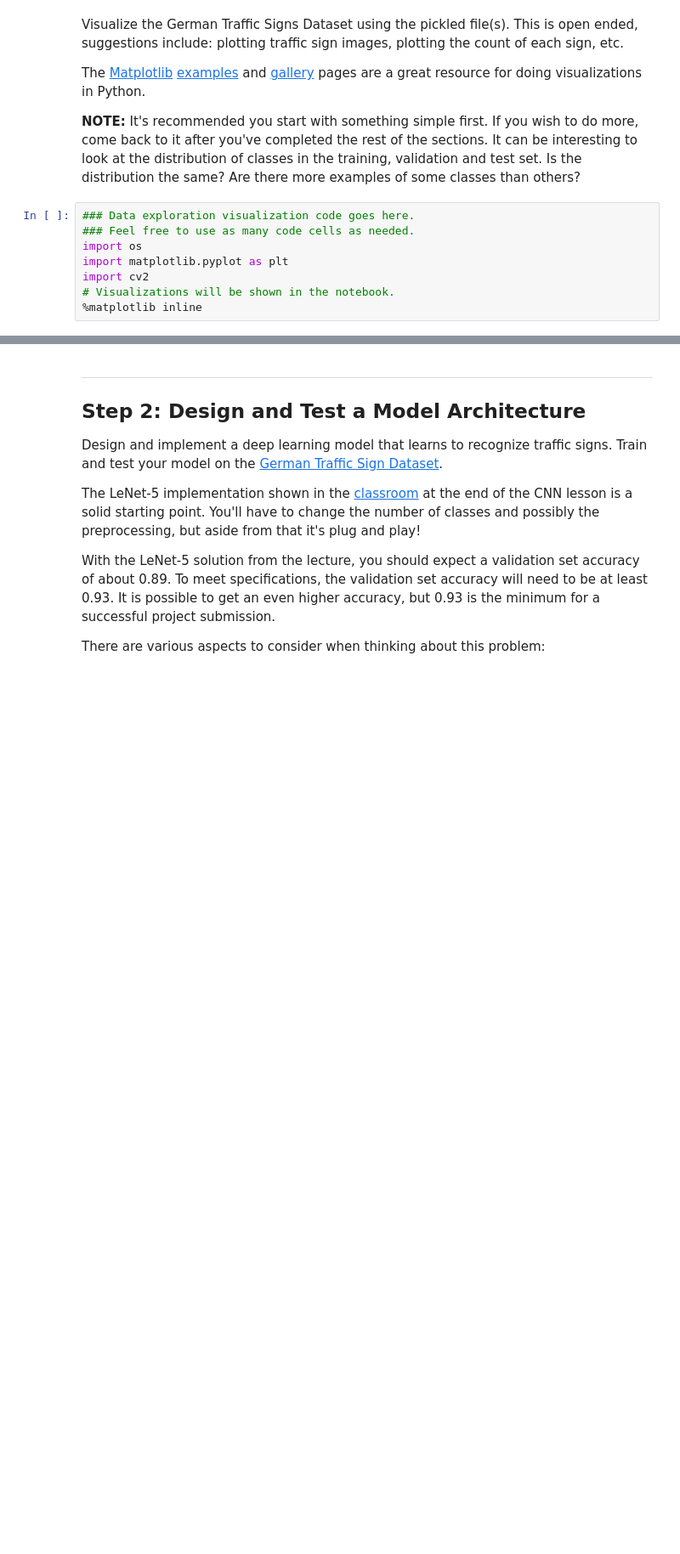
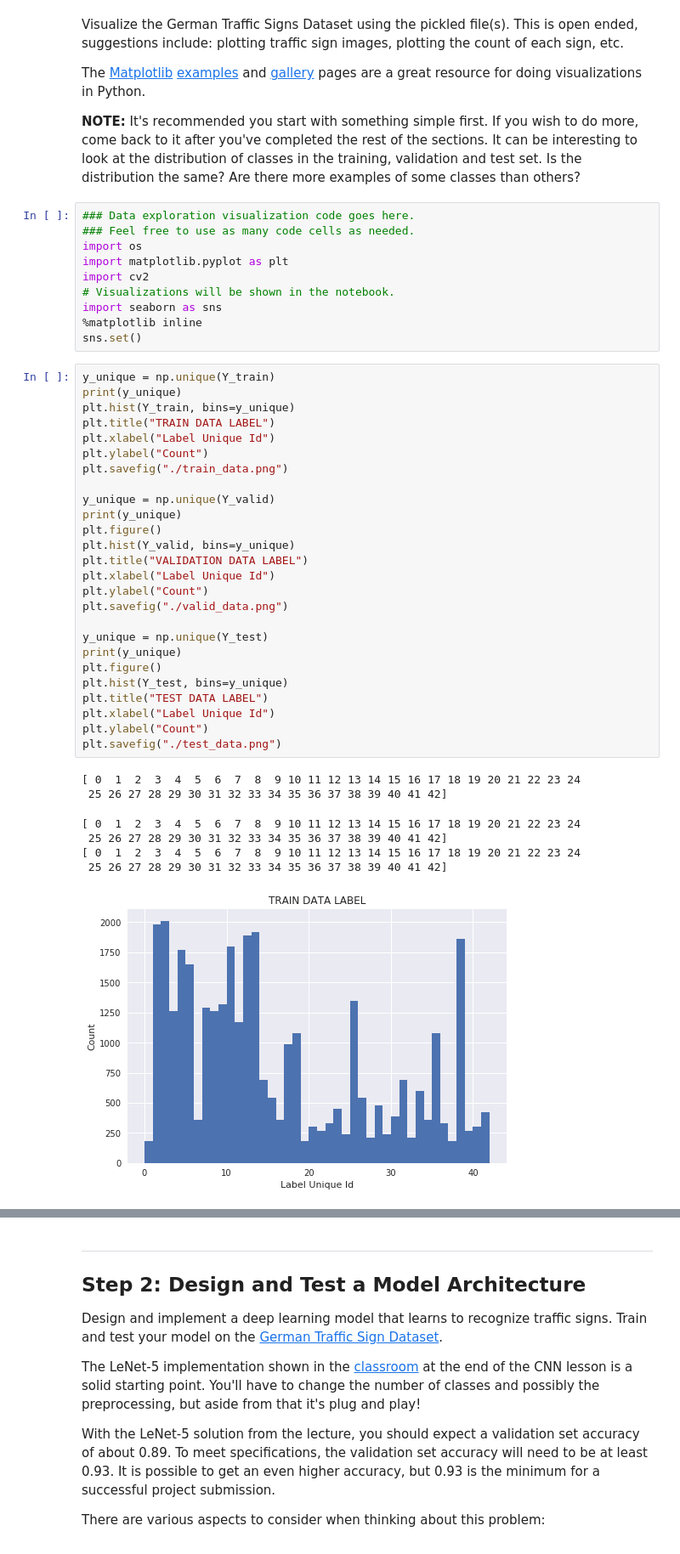
Before and after one commit to riochuong/CarND-Traffic-Sign-Classifier-Project, a Jupyter notebook: Traffic_Sign_Classifier.ipynb, the cells around one changed output, grey strips where cells are left out. Shown at 85% size. Cells and saved outputs as stored; diff of their text form; blank space fills up the shorter version.

Commit message:
generate data plot

```diff
--- a/Traffic_Sign_Classifier.ipynb
+++ b/Traffic_Sign_Classifier.ipynb
@@ -98,4 +98,40 @@ import os
 import matplotlib.pyplot as plt
 import cv2
 # Visualizations will be shown in the notebook.
+import seaborn as sns
 %matplotlib inline
+sns.set()
+# %%
+y_unique = np.unique(Y_train)
+print(y_unique)
+plt.hist(Y_train, bins=y_unique)
+plt.title("TRAIN DATA LABEL")
+plt.xlabel("Label Unique Id")
+plt.ylabel("Count")
+plt.savefig("./train_data.png")
+
+y_unique = np.unique(Y_valid)
+print(y_unique)
+plt.figure()
+plt.hist(Y_valid, bins=y_unique)
+plt.title("VALIDATION DATA LABEL")
+plt.xlabel("Label Unique Id")
+plt.ylabel("Count")
+plt.savefig("./valid_data.png")
+
+y_unique = np.unique(Y_test)
+print(y_unique)
+plt.figure()
+plt.hist(Y_test, bins=y_unique)
+plt.title("TEST DATA LABEL")
+plt.xlabel("Label Unique Id")
+plt.ylabel("Count")
+plt.savefig("./test_data.png")
+# %% [output]
+[ 0  1  2  3  4  5  6  7  8  9 10 11 12 13 14 15 16 17 18 19 20 21 22 23 24
+ 25 26 27 28 29 30 31 32 33 34 35 36 37 38 39 40 41 42]
+[ 0  1  2  3  4  5  6  7  8  9 10 11 12 13 14 15 16 17 18 19 20 21 22 23 24
+ 25 26 27 28 29 30 31 32 33 34 35 36 37 38 39 40 41 42]
+[ 0  1  2  3  4  5  6  7  8  9 10 11 12 13 14 15 16 17 18 19 20 21 22 23 24
+ 25 26 27 28 29 30 31 32 33 34 35 36 37 38 39 40 41 42]
+[figure, added]
```
Also changed, not shown: parts of 5 cells of this notebook, 3 other files.
